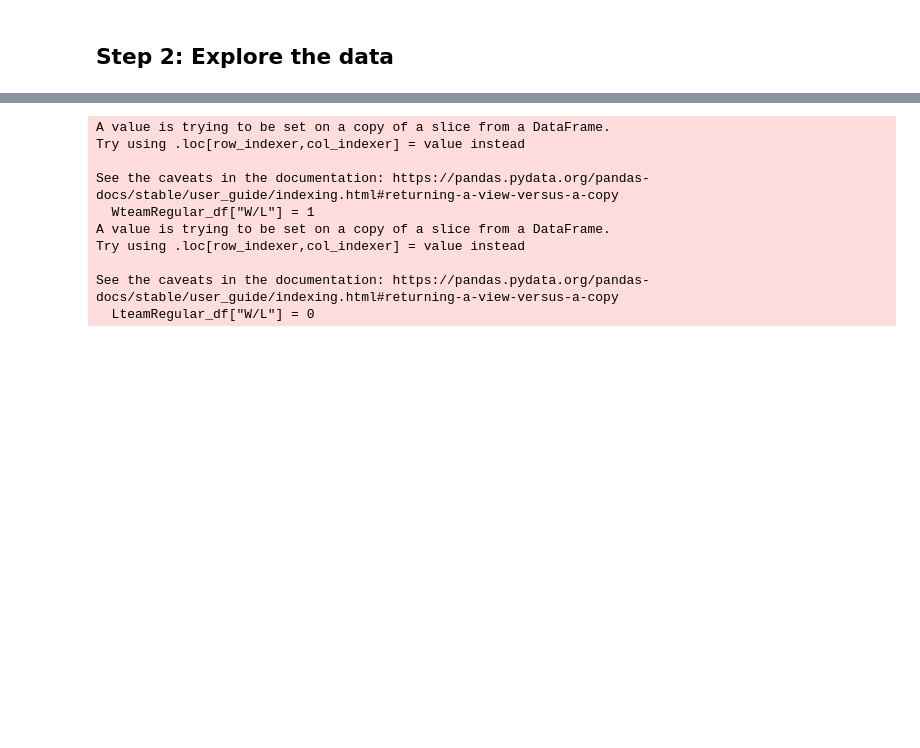
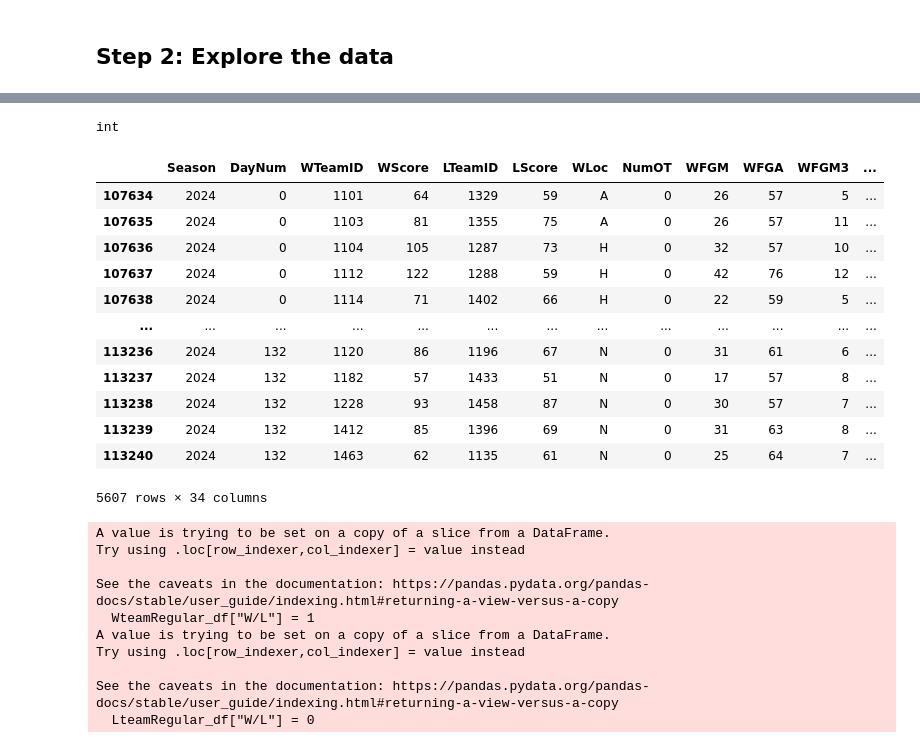
Before and after one commit to DanntheKING/Kaggle-March-Madness-Prediction, a Jupyter notebook: Code/Test.ipynb, the cells around one changed output, grey strips where cells are left out. Cells and saved outputs as stored; diff of their text form; code cells hidden in the pictures; blank space fills up the shorter version.

```diff
--- a/Code/Test.ipynb
+++ b/Code/Test.ipynb
@@ -53,0 +56,11 @@ pd.set_option('display.max_columns', None)
+# %%
+def extract_game_info(id_str):
+    # Extract year and team_ids
+    parts = id_str.split('_')
+    year = int(parts[0])
+    teamID1 = int(parts[1])
+    teamID2 = int(parts[2])
+    return year, teamID1, teamID2
+
+# Reformat the data
+submission_df[['Season', 'TeamID1', 'TeamID2']] = submission_df['ID'].apply(extract_game_info).tolist()
@@ -54,3 +81,31 @@ pd.set_option('display.max_columns', None)
+# %%
+type(submission_df.shape[0])
+# %% [output]
+int
+# %%
+def extract_game_info(df=pd.DataFrame):
+    TeamGames = pd.DataFrame()
+    # Extract year and team_ids
+    for i in range(df.shape[0]):
+        TeamGames = MRegularSeasonDetailResult[(MRegularSeasonDetailResult["Season"] == int(df["Season"].iloc[i]))]
+    return TeamGames
+# %%
+TrainDataset = extract_game_info(submission_df)
+TrainDataset
+# %% [output]
+|  | Season | DayNum | WTeamID | WScore | LTeamID | LScore | WLoc | NumOT | WFGM | WFGA | WFGM3 | ... |
+| 107634 | 2024 | 0 | 1101 | 64 | 1329 | 59 | A | 0 | 26 | 57 | 5 | ... |
+| 107635 | 2024 | 0 | 1103 | 81 | 1355 | 75 | A | 0 | 26 | 57 | 11 | ... |
+| 107636 | 2024 | 0 | 1104 | 105 | 1287 | 73 | H | 0 | 32 | 57 | 10 | ... |
+| 107637 | 2024 | 0 | 1112 | 122 | 1288 | 59 | H | 0 | 42 | 76 | 12 | ... |
+| 107638 | 2024 | 0 | 1114 | 71 | 1402 | 66 | H | 0 | 22 | 59 | 5 | ... |
+| ... | ... | ... | ... | ... | ... | ... | ... | ... | ... | ... | ... | ... |
+| 113236 | 2024 | 132 | 1120 | 86 | 1196 | 67 | N | 0 | 31 | 61 | 6 | ... |
+| 113237 | 2024 | 132 | 1182 | 57 | 1433 | 51 | N | 0 | 17 | 57 | 8 | ... |
+| 113238 | 2024 | 132 | 1228 | 93 | 1458 | 87 | N | 0 | 30 | 57 | 7 | ... |
+| 113239 | 2024 | 132 | 1412 | 85 | 1396 | 69 | N | 0 | 31 | 63 | 8 | ... |
+| 113240 | 2024 | 132 | 1463 | 62 | 1135 | 61 | N | 0 | 25 | 64 | 7 | ... |
+5607 rows × 34 columns
 # %%
 WteamRegular_df = MRegularSeasonDetailResult[(MRegularSeasonDetailResult["Season"] == 2021) & (MRegularSeasonDetailResult["WTeamID"] == 1101)]
 WteamRegular_df["W/L"] = 1
```
Also changed, not shown: parts of 2 cells of this notebook.
